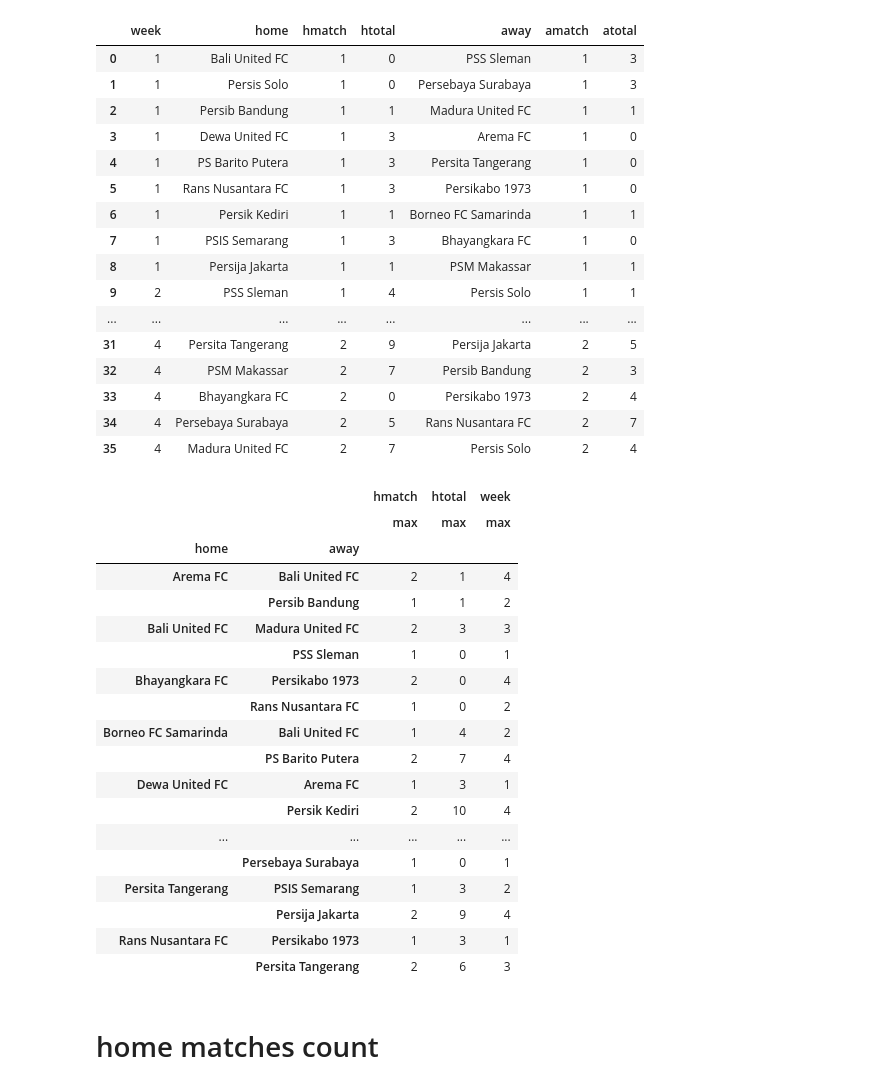
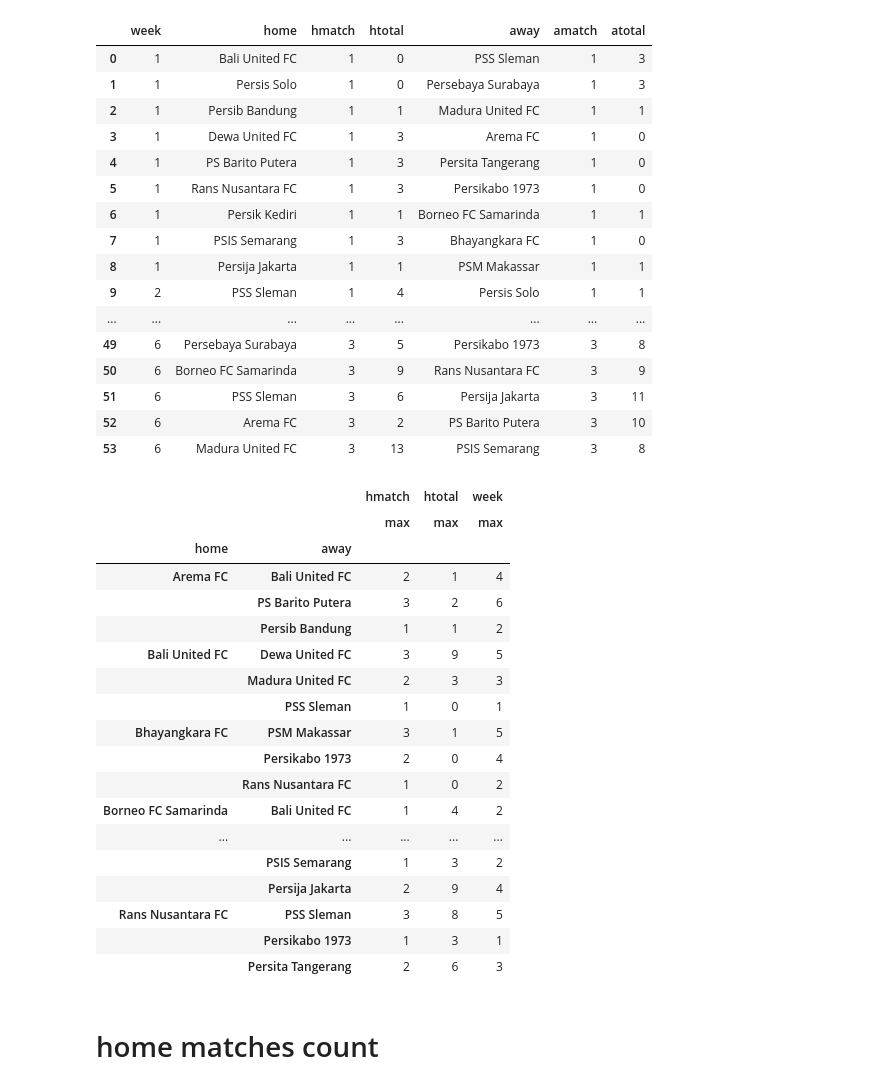
Before and after one commit to lpttprnc/liga-1, a Jupyter notebook: counts.ipynb, the cells around one changed output. Saved outputs shown, nothing was run; the diff lists cells and outputs as text; code cells hidden in the pictures.

Commit message:
updated to match-week 6

```diff
--- a/counts.ipynb
+++ b/counts.ipynb
@@ -4,29 +4,29 @@ import numpy as n
 # %%
 df=pd.read_csv('scores.csv', comment='#', escapechar='\t')
 for i in df:
     if i[0]=='\t':
         i==i[1:]
         df.rename(columns={i: i[1:]}, inplace=True)
-df=df.loc[df['week']<=4, ['week','home','hmatch','htotal','away','amatch','atotal']] # PEKAN BERAPA
+df=df.loc[df['week']<=6, ['week','home','hmatch','htotal','away','amatch','atotal']] # PEKAN BERAPA
 df
 # %% [output]
 |  | week | home | hmatch | htotal | away | amatch | atotal |
 | 0 | 1 | Bali United FC | 1 | 0 | PSS Sleman | 1 | 3 |
 | 1 | 1 | Persis Solo | 1 | 0 | Persebaya Surabaya | 1 | 3 |
 | 2 | 1 | Persib Bandung | 1 | 1 | Madura United FC | 1 | 1 |
 | 3 | 1 | Dewa United FC | 1 | 3 | Arema FC | 1 | 0 |
 | 4 | 1 | PS Barito Putera | 1 | 3 | Persita Tangerang | 1 | 0 |
 | 5 | 1 | Rans Nusantara FC | 1 | 3 | Persikabo 1973 | 1 | 0 |
 | 6 | 1 | Persik Kediri | 1 | 1 | Borneo FC Samarinda | 1 | 1 |
 | 7 | 1 | PSIS Semarang | 1 | 3 | Bhayangkara FC | 1 | 0 |
 | 8 | 1 | Persija Jakarta | 1 | 1 | PSM Makassar | 1 | 1 |
 | 9 | 2 | PSS Sleman | 1 | 4 | Persis Solo | 1 | 1 |
 | ... | ... | ... | ... | ... | ... | ... | ... |
-| 31 | 4 | Persita Tangerang | 2 | 9 | Persija Jakarta | 2 | 5 |
-| 32 | 4 | PSM Makassar | 2 | 7 | Persib Bandung | 2 | 3 |
-| 33 | 4 | Bhayangkara FC | 2 | 0 | Persikabo 1973 | 2 | 4 |
-| 34 | 4 | Persebaya Surabaya | 2 | 5 | Rans Nusantara FC | 2 | 7 |
-| 35 | 4 | Madura United FC | 2 | 7 | Persis Solo | 2 | 4 |
+| 49 | 6 | Persebaya Surabaya | 3 | 5 | Persikabo 1973 | 3 | 8 |
+| 50 | 6 | Borneo FC Samarinda | 3 | 9 | Rans Nusantara FC | 3 | 9 |
+| 51 | 6 | PSS Sleman | 3 | 6 | Persija Jakarta | 3 | 11 |
+| 52 | 6 | Arema FC | 3 | 2 | PS Barito Putera | 3 | 10 |
+| 53 | 6 | Madura United FC | 3 | 13 | PSIS Semarang | 3 | 8 |
 # %%
 dff=df.groupby(["home","away"]).agg({'hmatch':['max'],'htotal':['max'],'week':['max']})
 dff
@@ -35,20 +35,20 @@ dff
 |  |  | max | max | max |
 | home | away |  |  |  |
 | Arema FC | Bali United FC | 2 | 1 | 4 |
+|  | PS Barito Putera | 3 | 2 | 6 |
 |  | Persib Bandung | 1 | 1 | 2 |
-| Bali United FC | Madura United FC | 2 | 3 | 3 |
+| Bali United FC | Dewa United FC | 3 | 9 | 5 |
+|  | Madura United FC | 2 | 3 | 3 |
 |  | PSS Sleman | 1 | 0 | 1 |
-| Bhayangkara FC | Persikabo 1973 | 2 | 0 | 4 |
+| Bhayangkara FC | PSM Makassar | 3 | 1 | 5 |
+|  | Persikabo 1973 | 2 | 0 | 4 |
 |  | Rans Nusantara FC | 1 | 0 | 2 |
 | Borneo FC Samarinda | Bali United FC | 1 | 4 | 2 |
-|  | PS Barito Putera | 2 | 7 | 4 |
-| Dewa United FC | Arema FC | 1 | 3 | 1 |
-|  | Persik Kediri | 2 | 10 | 4 |
 | ... | ... | ... | ... | ... |
-|  | Persebaya Surabaya | 1 | 0 | 1 |
-| Persita Tangerang | PSIS Semarang | 1 | 3 | 2 |
+|  | PSIS Semarang | 1 | 3 | 2 |
 |  | Persija Jakarta | 2 | 9 | 4 |
-| Rans Nusantara FC | Persikabo 1973 | 1 | 3 | 1 |
+| Rans Nusantara FC | PSS Sleman | 3 | 8 | 5 |
+|  | Persikabo 1973 | 1 | 3 | 1 |
 |  | Persita Tangerang | 2 | 6 | 3 |
 # %% [markdown]
 # home matches count
```
Also changed, not shown: parts of 2 cells of this notebook.
